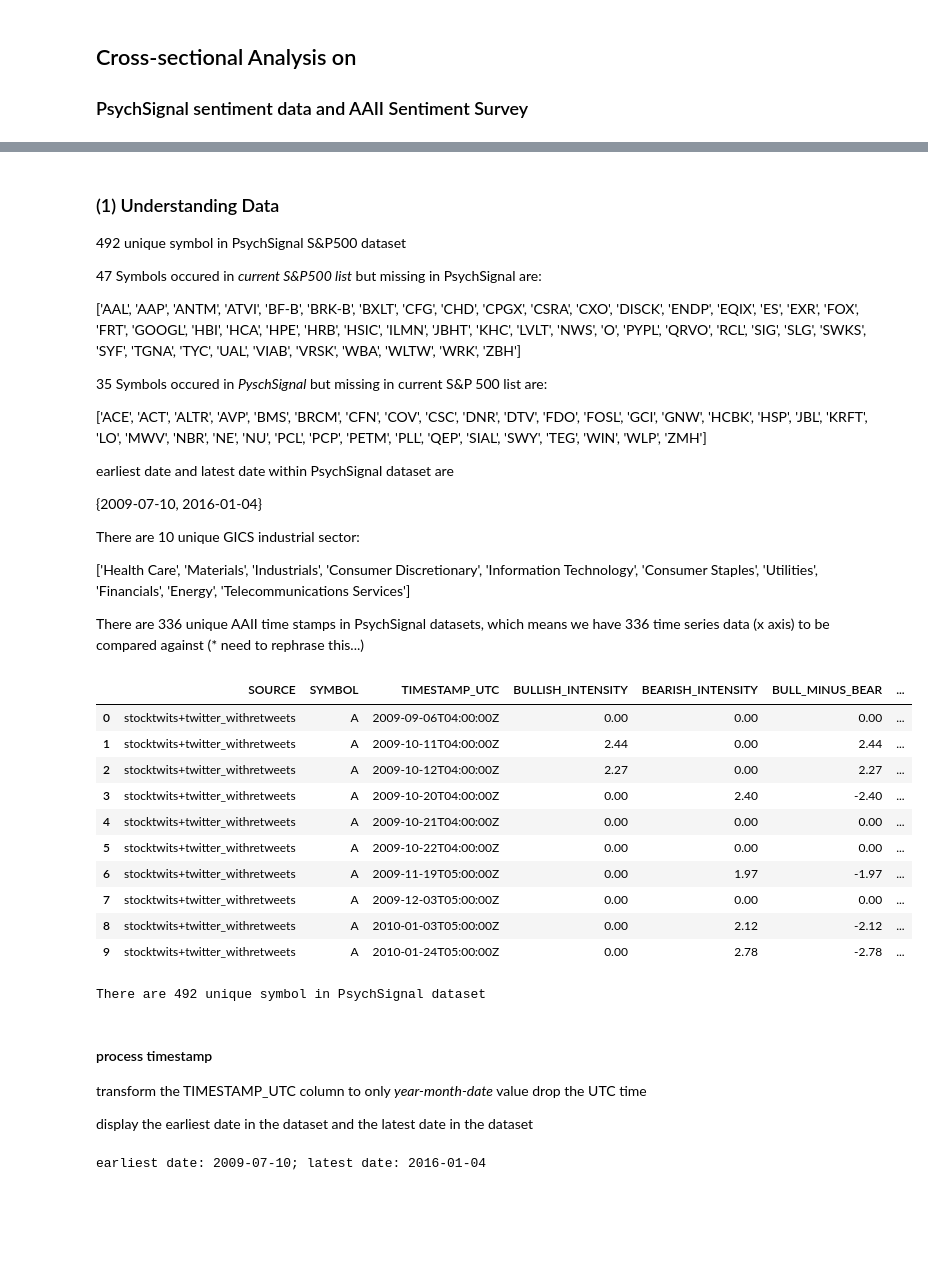
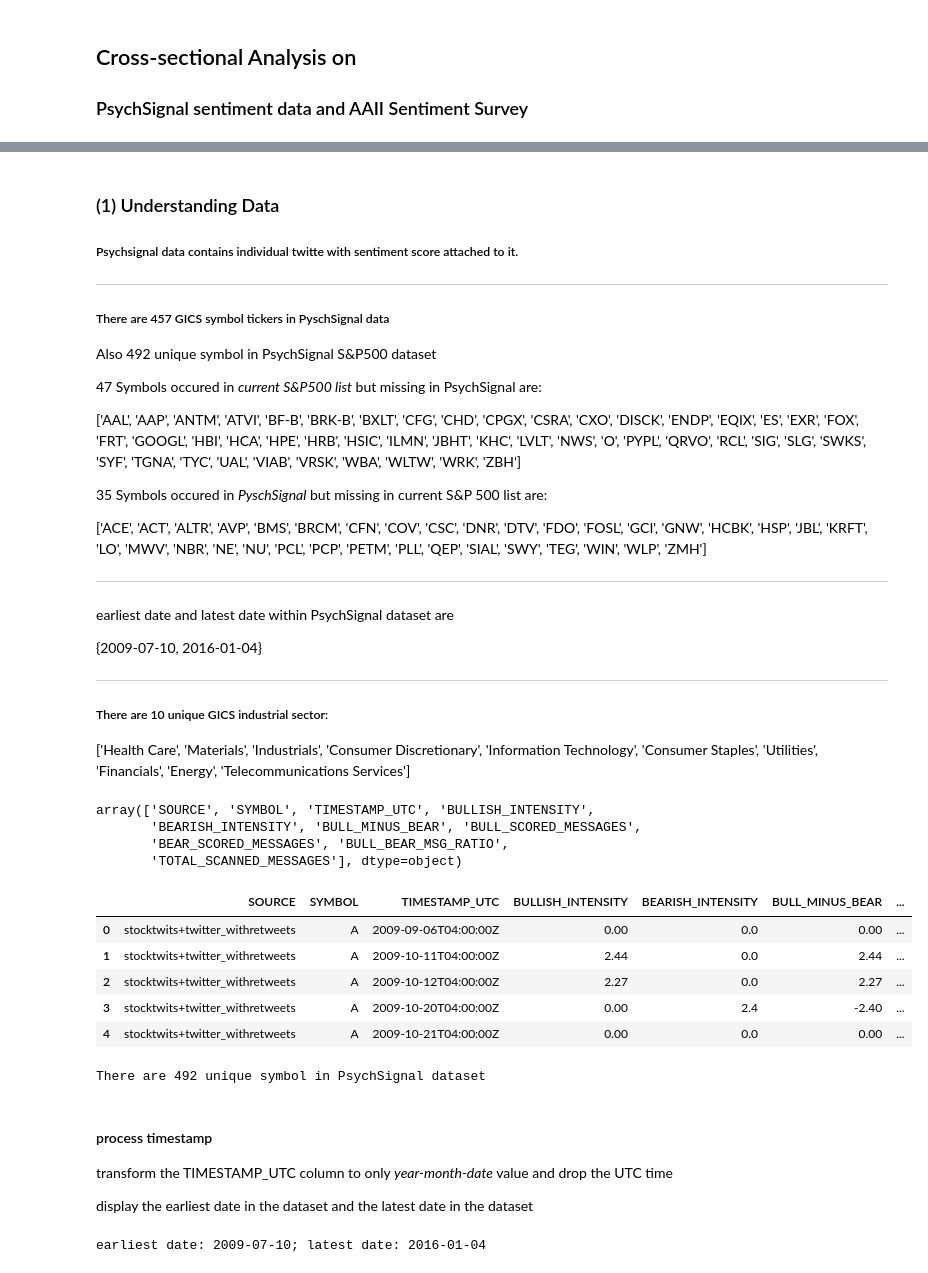
Before and after one commit to yh1008/CodeInFinance, a Jupyter notebook: PsychSignal vs. AAII Sentiment Survey.ipynb, the cells around one changed output, grey strips where cells are left out. Drawn from its saved outputs; the diff is of its cells as text; code cells hidden in the pictures; blank space fills up the shorter version.

```diff
--- a/PsychSignal vs. AAII Sentiment Survey.ipynb
+++ b/PsychSignal vs. AAII Sentiment Survey.ipynb
@@ -4,6 +12,13 @@
 # %% [markdown]
 ### (1) Understanding Data
-492 unique symbol in PsychSignal S&P500 dataset
+
+##### Psychsignal data contains individual twitte with sentiment score attached to it.
+
+---
+
+##### There are 457 GICS symbol tickers in PyschSignal data
+
+Also 492 unique symbol in PsychSignal S&P500 dataset
 
 47 Symbols occured in *current S&P500 list* but missing in PsychSignal are:
 
@@ -13,12 +28,14 @@
 
 ['ACE', 'ACT', 'ALTR', 'AVP', 'BMS', 'BRCM', 'CFN', 'COV', 'CSC', 'DNR', 'DTV', 'FDO', 'FOSL', 'GCI', 'GNW', 'HCBK', 'HSP', 'JBL', 'KRFT', 'LO', 'MWV', 'NBR', 'NE', 'NU', 'PCL', 'PCP', 'PETM', 'PLL', 'QEP', 'SIAL', 'SWY', 'TEG', 'WIN', 'WLP', 'ZMH']
 
+---
+
 earliest date and latest date within PsychSignal dataset are
 
 {2009-07-10, 2016-01-04}
 
-There are 10 unique GICS industrial sector:
+---
+
+##### There are 10 unique GICS industrial sector:
 
 ['Health Care', 'Materials', 'Industrials', 'Consumer Discretionary', 'Information Technology', 'Consumer Staples', 'Utilities', 'Financials', 'Energy', 'Telecommunications Services']
-
-There are 336 unique AAII time stamps in PsychSignal datasets, which means we have 336 time series data (x axis) to be compared against (* need to rephrase this...)
@@ -28,27 +42,29 @@ import pandas as pd
 # %%
 #816441 rows × 10 columns
 df_psch = pd.read_csv('sp500_pyschsignal.csv')
+df_psch.shape
+df_psch.columns.values
+# %% [output]
+array(['SOURCE', 'SYMBOL', 'TIMESTAMP_UTC', 'BULLISH_INTENSITY',
+       'BEARISH_INTENSITY', 'BULL_MINUS_BEAR', 'BULL_SCORED_MESSAGES',
+       'BEAR_SCORED_MESSAGES', 'BULL_BEAR_MSG_RATIO',
+       'TOTAL_SCANNED_MESSAGES'], dtype=object)
 # %%
-pd.read_csv('sp500_pyschsignal.csv', nrows = 10)
+pd.read_csv('sp500_pyschsignal.csv', nrows = 5)
 # %% [output]
 |  | SOURCE | SYMBOL | TIMESTAMP_UTC | BULLISH_INTENSITY | BEARISH_INTENSITY | BULL_MINUS_BEAR | ... |
-| 0 | stocktwits+twitter_withretweets | A | 2009-09-06T04:00:00Z | 0.00 | 0.00 | 0.00 | ... |
-| 1 | stocktwits+twitter_withretweets | A | 2009-10-11T04:00:00Z | 2.44 | 0.00 | 2.44 | ... |
-| 2 | stocktwits+twitter_withretweets | A | 2009-10-12T04:00:00Z | 2.27 | 0.00 | 2.27 | ... |
-| 3 | stocktwits+twitter_withretweets | A | 2009-10-20T04:00:00Z | 0.00 | 2.40 | -2.40 | ... |
-| 4 | stocktwits+twitter_withretweets | A | 2009-10-21T04:00:00Z | 0.00 | 0.00 | 0.00 | ... |
-| 5 | stocktwits+twitter_withretweets | A | 2009-10-22T04:00:00Z | 0.00 | 0.00 | 0.00 | ... |
-| 6 | stocktwits+twitter_withretweets | A | 2009-11-19T05:00:00Z | 0.00 | 1.97 | -1.97 | ... |
-| 7 | stocktwits+twitter_withretweets | A | 2009-12-03T05:00:00Z | 0.00 | 0.00 | 0.00 | ... |
-| 8 | stocktwits+twitter_withretweets | A | 2010-01-03T05:00:00Z | 0.00 | 2.12 | -2.12 | ... |
-| 9 | stocktwits+twitter_withretweets | A | 2010-01-24T05:00:00Z | 0.00 | 2.78 | -2.78 | ... |
+| 0 | stocktwits+twitter_withretweets | A | 2009-09-06T04:00:00Z | 0.00 | 0.0 | 0.00 | ... |
+| 1 | stocktwits+twitter_withretweets | A | 2009-10-11T04:00:00Z | 2.44 | 0.0 | 2.44 | ... |
+| 2 | stocktwits+twitter_withretweets | A | 2009-10-12T04:00:00Z | 2.27 | 0.0 | 2.27 | ... |
+| 3 | stocktwits+twitter_withretweets | A | 2009-10-20T04:00:00Z | 0.00 | 2.4 | -2.40 | ... |
+| 4 | stocktwits+twitter_withretweets | A | 2009-10-21T04:00:00Z | 0.00 | 0.0 | 0.00 | ... |
 # %%
 print("There are %d unique symbol in PsychSignal dataset"%len(list(pd.unique(df_psch['SYMBOL']))))
 # %% [output]
 There are 492 unique symbol in PsychSignal dataset
 # %% [markdown]
 #### process timestamp
-transform the TIMESTAMP_UTC column to only *year-month-date* value drop the UTC time
+transform the TIMESTAMP_UTC column to only *year-month-date* value and drop the UTC time
 
 display the earliest date in the dataset and the latest date in the dataset
 # %%
```
Also changed, not shown: parts of 23 cells of this notebook.
